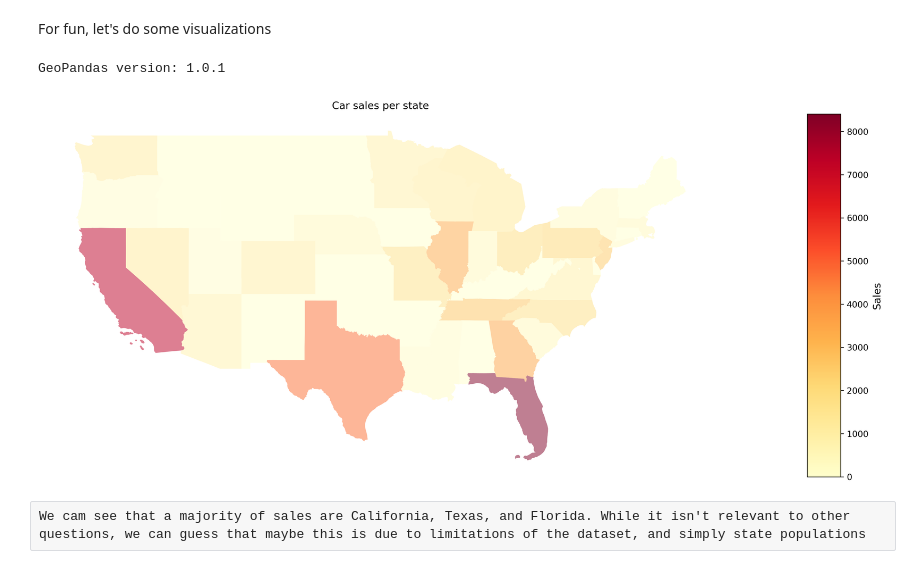
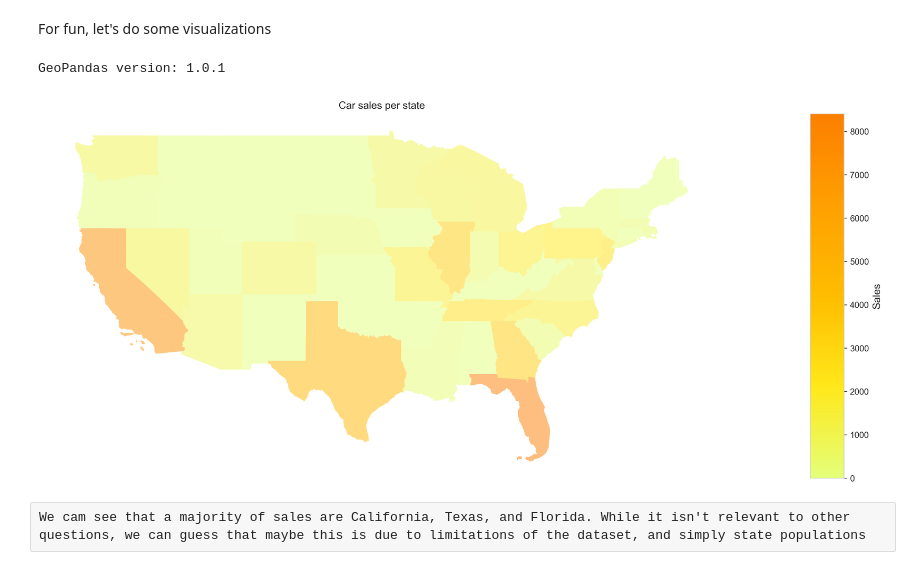
Before and after one commit to skyrez18/ds3870_final_project, a Jupyter notebook: FINAL.ipynb, the cells around one changed output. Saved outputs shown, nothing was run; the diff lists cells and outputs as text; code cells hidden in the pictures.

```diff
--- a/FINAL.ipynb
+++ b/FINAL.ipynb
@@ -320,35 +320,35 @@ merged_df = gdf.merge(sales_counts, how='left', on='STUSPS')
 
 non_continental = ['HI','VI','MP','GU','AK','AS','PR']
 us49 = merged_df
 for n in non_continental:
     us49 = us49[us49.STUSPS != n]
 
 # format and convert NaN's to zeroes
 us49.rename(columns={'count':'NUM_SALES'}, inplace=True)
 us49.fillna(0, inplace=True)
 
 from mpl_toolkits.axes_grid1 import make_axes_locatable
 from matplotlib.pyplot import colormaps
 
 # Source for function https://medium.com/@jl_ruiz/plot-maps-from-the-us-census-bureau-using-geopandas-and-contextily-in-python-df787647ef77
 def StatesPlot(df,data, cmap):
     f,ax = plt.subplots(1,1, figsize=(15,10),
     sharex=True, sharey=True, dpi=300)
     f.tight_layout()
     plt.title('Car sales per state')
     ax.set_axis_off()
     divider = make_axes_locatable(ax)
     cax = divider.append_axes("right", size="4%",
     pad=0.1,alpha=0.01)
     df.plot(data, ax=ax, alpha=0.5, cmap=cmap,
     edgecolor='none', legend=True, cax=cax, linewidth=0.3)
     plt.ylabel('Sales', fontsize=12)
     plt.show()
 
-StatesPlot(us49, 'NUM_SALES', cmap='YlOrRd')
+StatesPlot(us49, 'NUM_SALES', cmap='Wistia')
 # %% [output]
 GeoPandas version: 1.0.1
-[figure, old version]
+[figure, new version]
 # %% [raw]
 We cam see that a majority of sales are California, Texas, and Florida. While it isn't relevant to other questions, we can guess that maybe this is due to limitations of the dataset, and simply state populations
 # %%
```
Also changed, not shown: parts of 1 cell of this notebook.
